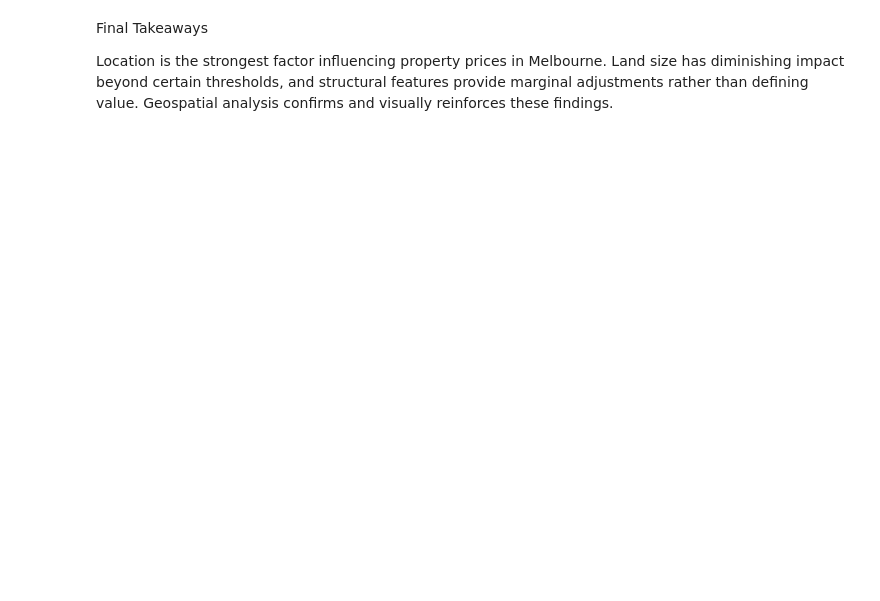
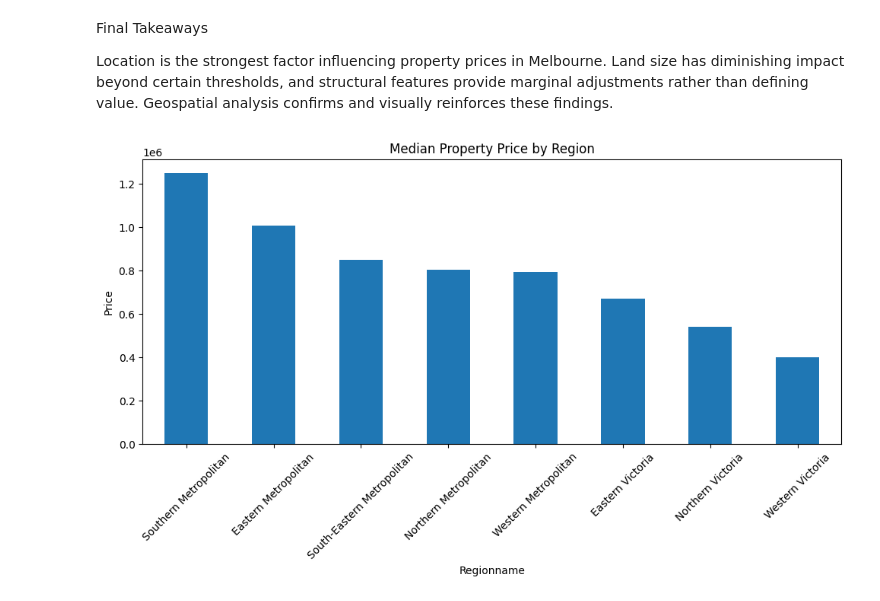
Before and after one commit to zenjulianozen/Melbourne_Housing, a Jupyter notebook: exploration.ipynb, the cells around one changed output. Drawn from its saved outputs; the diff is of its cells as text; code cells hidden in the pictures; blank space fills up the shorter version.

Commit message:
Observação sobre plotly x matplot/seaborn

```diff
--- a/exploration.ipynb
+++ b/exploration.ipynb
@@ -335,3 +487,24 @@ Final Takeaways
 Location is the strongest factor influencing property prices in Melbourne.
 Land size has diminishing impact beyond certain thresholds, and structural features provide marginal adjustments rather than defining value.
 Geospatial analysis confirms and visually reinforces these findings.
+# %%
+## Teste matplot | O Kaggle não suporta bem plotly na visualização pública
+## MAtplot e Seaborn renderizam imagens fixas aou invés de usar JS, resolvendo o problema de renderização no Kaggle
+
+import matplotlib.pyplot as plt
+
+price_by_region = (
+    df.groupby("Regionname")["Price"]
+      .median()
+      .sort_values(ascending=False)
+)
+
+plt.figure(figsize=(10, 6))
+price_by_region.plot(kind="bar")
+plt.title("Median Property Price by Region")
+plt.ylabel("Price")
+plt.xticks(rotation=45)
+plt.tight_layout()
+plt.show()
+# %% [output]
+[figure, added]
```
Also changed, not shown: parts of 14 cells of this notebook.
